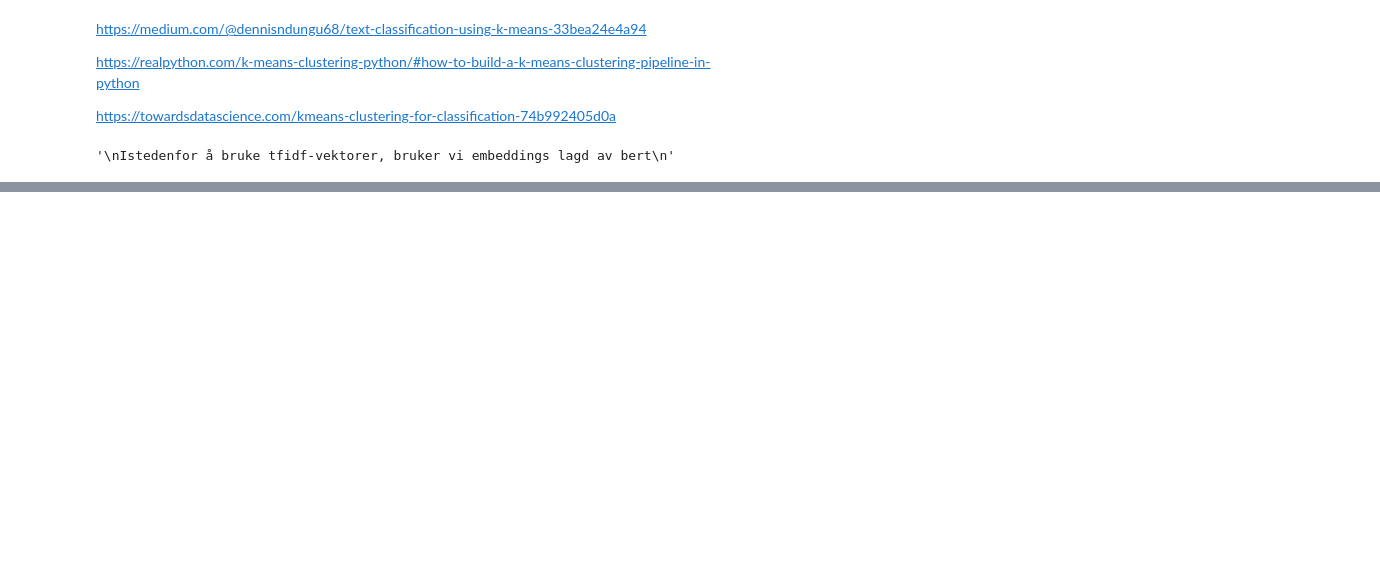
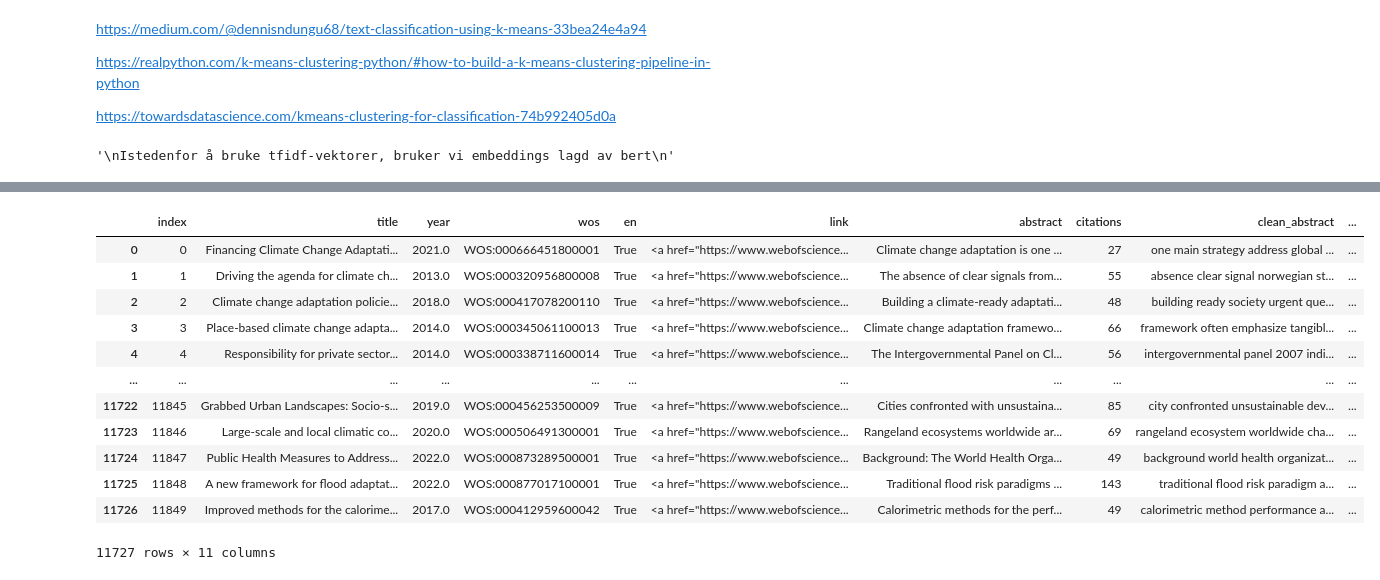
Before and after one commit to oskarkris/cluster_project, a Jupyter notebook: KMeans.ipynb, the cells around one changed output, grey strips where cells are left out. Cells and saved outputs as stored; diff of their text form; code cells hidden in the pictures; blank space fills up the shorter version.

```diff
--- a/KMeans.ipynb
+++ b/KMeans.ipynb
@@ -143,3 +160,21 @@ ValueError: Length of values (11726) does not match length of index (11727)
+# %%
+
+km = KMeans(n_clusters=2, init='k-means++', n_init=10, max_iter=100, random_state=42).fit(np.load(r'embeddings_clean_context.npy'))
 # %%
+df = pd.read_csv(r"master.csv")
 df['cluster']=km.labels_
 df
+# %% [output]
+|  | index | title | year | wos | en | link | abstract | citations | clean_abstract | ... |
+| 0 | 0 | Financing Climate Change Adaptati... | 2021.0 | WOS:000666451800001 | True | <a href="https://www.webofscience... | Climate change adaptation is one ... | 27 | one main strategy address global ... | ... |
+| 1 | 1 | Driving the agenda for climate ch... | 2013.0 | WOS:000320956800008 | True | <a href="https://www.webofscience... | The absence of clear signals from... | 55 | absence clear signal norwegian st... | ... |
+| 2 | 2 | Climate change adaptation policie... | 2018.0 | WOS:000417078200110 | True | <a href="https://www.webofscience... | Building a climate-ready adaptati... | 48 | building ready society urgent que... | ... |
+| 3 | 3 | Place-based climate change adapta... | 2014.0 | WOS:000345061100013 | True | <a href="https://www.webofscience... | Climate change adaptation framewo... | 66 | framework often emphasize tangibl... | ... |
+| 4 | 4 | Responsibility for private sector... | 2014.0 | WOS:000338711600014 | True | <a href="https://www.webofscience... | The Intergovernmental Panel on Cl... | 56 | intergovernmental panel 2007 indi... | ... |
+| ... | ... | ... | ... | ... | ... | ... | ... | ... | ... | ... |
+| 11722 | 11845 | Grabbed Urban Landscapes: Socio-s... | 2019.0 | WOS:000456253500009 | True | <a href="https://www.webofscience... | Cities confronted with unsustaina... | 85 | city confronted unsustainable dev... | ... |
+| 11723 | 11846 | Large-scale and local climatic co... | 2020.0 | WOS:000506491300001 | True | <a href="https://www.webofscience... | Rangeland ecosystems worldwide ar... | 69 | rangeland ecosystem worldwide cha... | ... |
+| 11724 | 11847 | Public Health Measures to Address... | 2022.0 | WOS:000873289500001 | True | <a href="https://www.webofscience... | Background: The World Health Orga... | 49 | background world health organizat... | ... |
+| 11725 | 11848 | A new framework for flood adaptat... | 2022.0 | WOS:000877017100001 | True | <a href="https://www.webofscience... | Traditional flood risk paradigms ... | 143 | traditional flood risk paradigm a... | ... |
+| 11726 | 11849 | Improved methods for the calorime... | 2017.0 | WOS:000412959600042 | True | <a href="https://www.webofscience... | Calorimetric methods for the perf... | 49 | calorimetric method performance a... | ... |
+11727 rows × 11 columns
```
Also changed, not shown: parts of 6 cells of this notebook.
